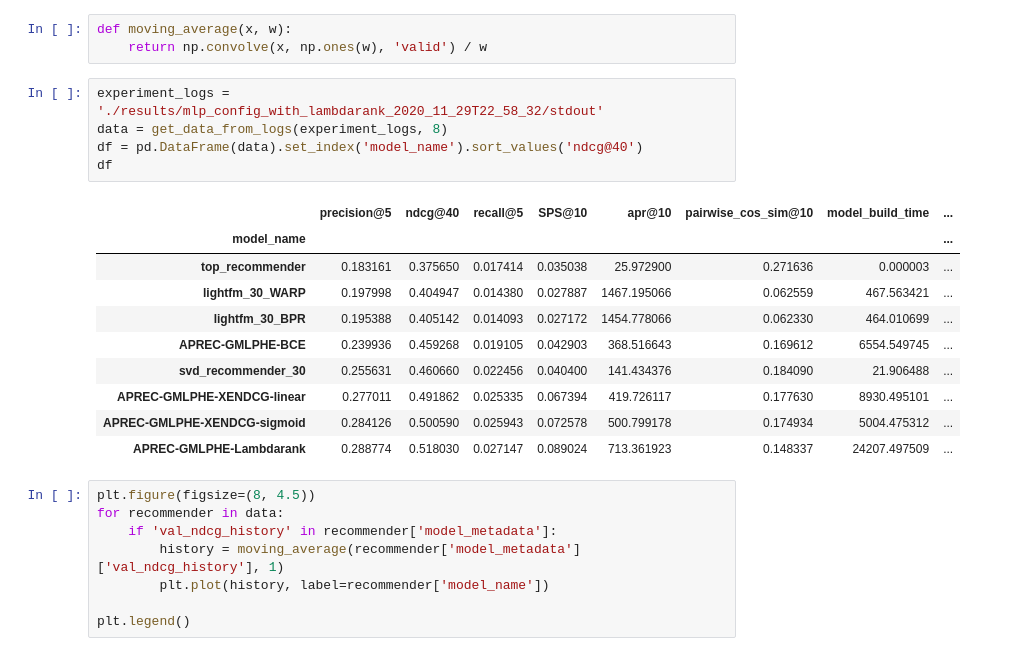
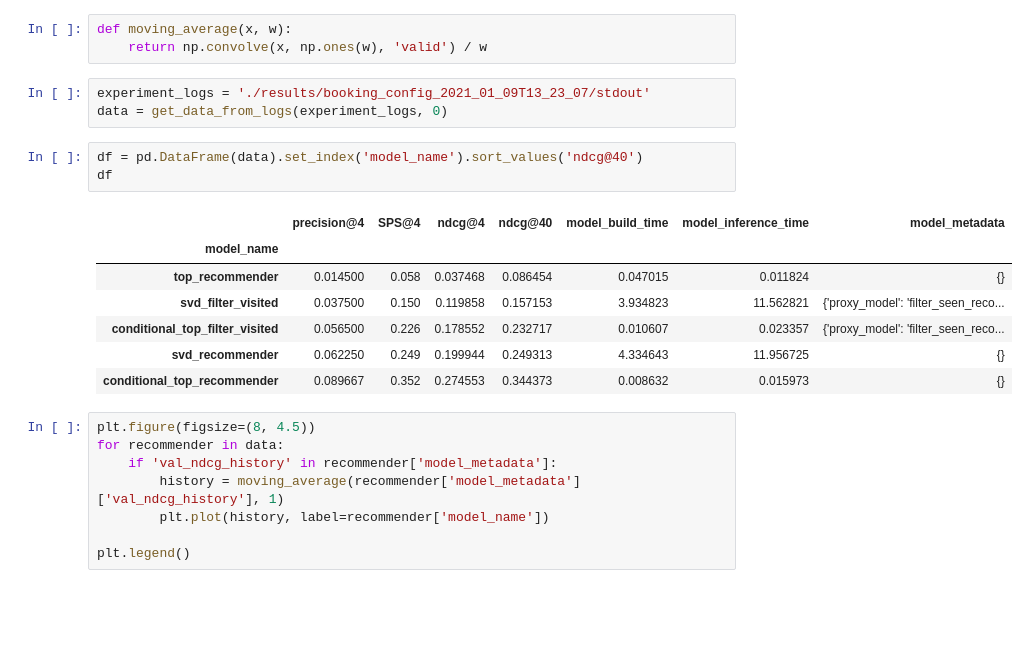
Before and after one commit to asash/gptrec_rl, a Jupyter notebook: evaluation/Results_analysis.ipynb, the cells around one changed output. Cells and saved outputs as stored; diff of their text form; blank space fills up the shorter version.

Commit message:
reduced experiment size in order to experiment quickly

```diff
--- a/evaluation/Results_analysis.ipynb
+++ b/evaluation/Results_analysis.ipynb
@@ -43,22 +43,20 @@ def get_data_from_logs(logfile, experiment_num):
 # %%
 def moving_average(x, w):
     return np.convolve(x, np.ones(w), 'valid') / w
+# %%
+experiment_logs = './results/booking_config_2021_01_09T13_23_07/stdout'
+data = get_data_from_logs(experiment_logs, 0)
 # %%
-experiment_logs = './results/mlp_config_with_lambdarank_2020_11_29T22_58_32/stdout'
-data = get_data_from_logs(experiment_logs, 8)
 df = pd.DataFrame(data).set_index('model_name').sort_values('ndcg@40')
 df
 # %% [output]
-|  | precision@5 | ndcg@40 | recall@5 | SPS@10 | apr@10 | pairwise_cos_sim@10 | model_build_time | ... |
-| model_name |  |  |  |  |  |  |  | ... |
-| top_recommender | 0.183161 | 0.375650 | 0.017414 | 0.035038 | 25.972900 | 0.271636 | 0.000003 | ... |
-| lightfm_30_WARP | 0.197998 | 0.404947 | 0.014380 | 0.027887 | 1467.195066 | 0.062559 | 467.563421 | ... |
-| lightfm_30_BPR | 0.195388 | 0.405142 | 0.014093 | 0.027172 | 1454.778066 | 0.062330 | 464.010699 | ... |
-| APREC-GMLPHE-BCE | 0.239936 | 0.459268 | 0.019105 | 0.042903 | 368.516643 | 0.169612 | 6554.549745 | ... |
-| svd_recommender_30 | 0.255631 | 0.460660 | 0.022456 | 0.040400 | 141.434376 | 0.184090 | 21.906488 | ... |
-| APREC-GMLPHE-XENDCG-linear | 0.277011 | 0.491862 | 0.025335 | 0.067394 | 419.726117 | 0.177630 | 8930.495101 | ... |
-| APREC-GMLPHE-XENDCG-sigmoid | 0.284126 | 0.500590 | 0.025943 | 0.072578 | 500.799178 | 0.174934 | 5004.475312 | ... |
-| APREC-GMLPHE-Lambdarank | 0.288774 | 0.518030 | 0.027147 | 0.089024 | 713.361923 | 0.148337 | 24207.497509 | ... |
+|  | precision@4 | SPS@4 | ndcg@4 | ndcg@40 | model_build_time | model_inference_time | model_metadata |
+| model_name |  |  |  |  |  |  |  |
+| top_recommender | 0.014500 | 0.058 | 0.037468 | 0.086454 | 0.047015 | 0.011824 | {} |
+| svd_filter_visited | 0.037500 | 0.150 | 0.119858 | 0.157153 | 3.934823 | 11.562821 | {'proxy_model': 'filter_seen_reco... |
+| conditional_top_filter_visited | 0.056500 | 0.226 | 0.178552 | 0.232717 | 0.010607 | 0.023357 | {'proxy_model': 'filter_seen_reco... |
+| svd_recommender | 0.062250 | 0.249 | 0.199944 | 0.249313 | 4.334643 | 11.956725 | {} |
+| conditional_top_recommender | 0.089667 | 0.352 | 0.274553 | 0.344373 | 0.008632 | 0.015973 | {} |
 # %%
 plt.figure(figsize=(8, 4.5))
 for recommender in data:
```
Also changed, not shown: 2 other files.
